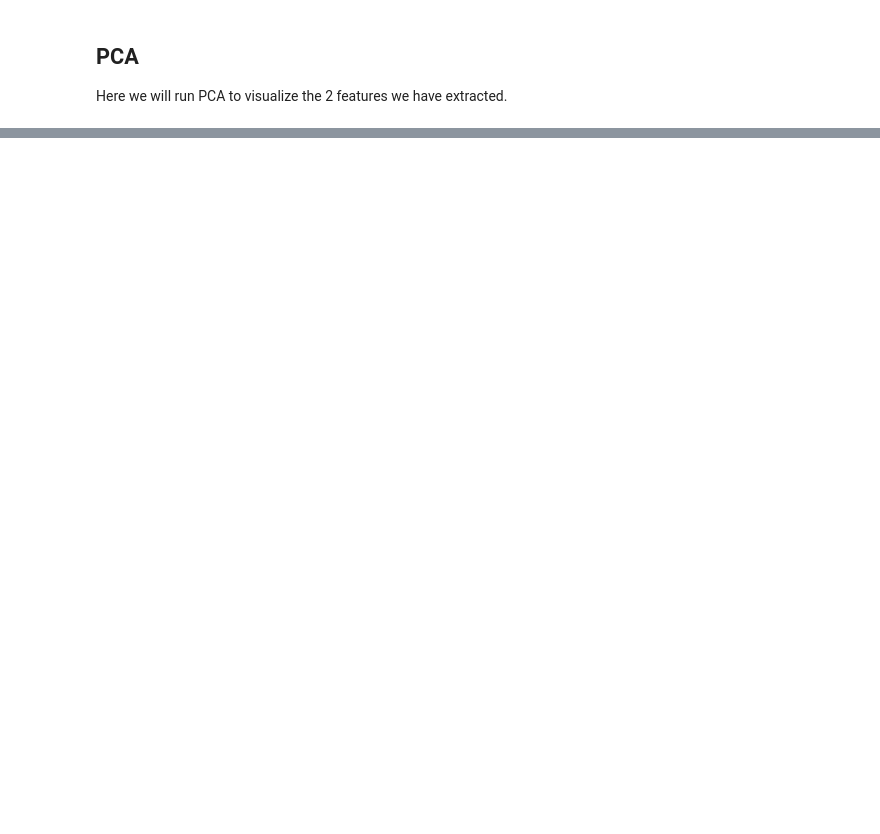
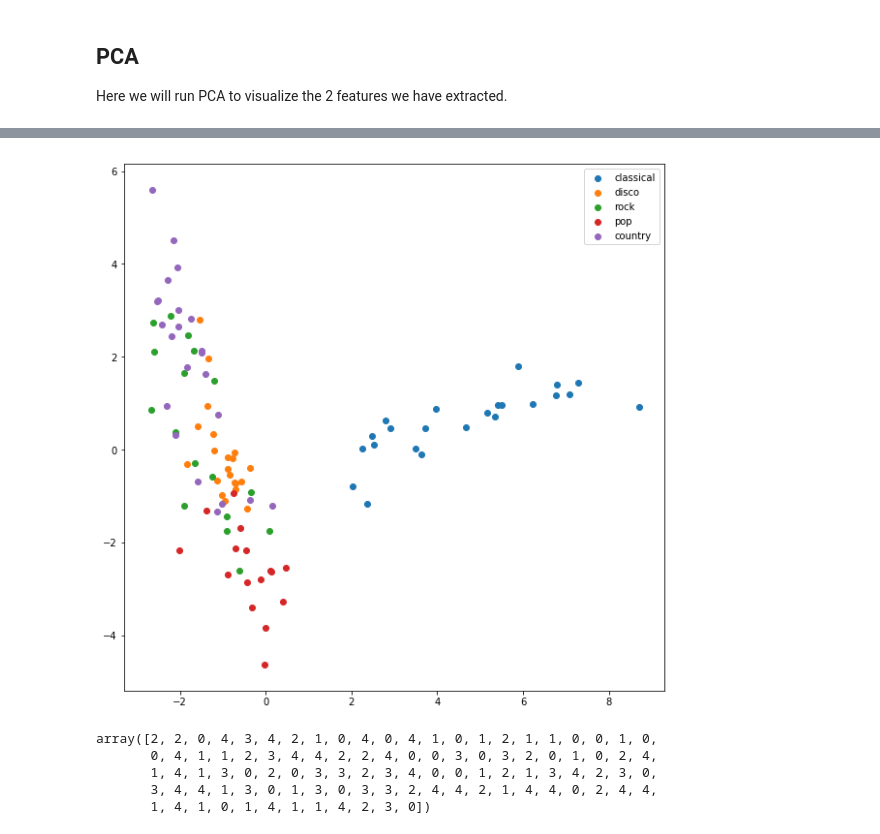
Before and after one commit to LithiumH/CS229-Music-Classification, a Jupyter notebook: Haojun_CNN_au.ipynb, the cells around one changed output, grey strips where cells are left out. Saved outputs shown, nothing was run; the diff lists cells and outputs as text; code cells hidden in the pictures; blank space fills up the shorter version.

```diff
--- a/Haojun_CNN_au.ipynb
+++ b/Haojun_CNN_au.ipynb
@@ -239,0 +297,27 @@ Here we will run PCA to visualize the 2 features we have extracted.
+# %%
+pca_conv = decomp.PCA(2)
+pca_conv.fit(conv_1_train)
+test_pca = pca_conv.transform(conv_1_test)
+colors = np.argmax(Y_test, axis=1)
+colors_txt = np.empty(len(colors), dtype=str)
+colors_txt[colors==0] = 'red'
+colors_txt[colors==1] = 'blue'
+colors_txt[colors==2] = 'green'
+colors_txt[colors==3] = 'yellow'
+colors_txt[colors==4] = 'black'
+genres = ['classical', 'disco', 'rock', 'pop', 'country']
+plt.figure(figsize=(10, 10))
+for i in range(5):
+    plt.scatter(test_pca[colors==i, 0].ravel(), test_pca[colors==i,1].ravel(), label=genres[i])
+plt.legend()
+plt.show()
+# %% [output]
+[figure, added]
+# %%
+colors
+# %% [output]
+array([2, 2, 0, 4, 3, 4, 2, 1, 0, 4, 0, 4, 1, 0, 1, 2, 1, 1, 0, 0, 1, 0,
+       0, 4, 1, 1, 2, 3, 4, 4, 2, 2, 4, 0, 0, 3, 0, 3, 2, 0, 1, 0, 2, 4,
+       1, 4, 1, 3, 0, 2, 0, 3, 3, 2, 3, 4, 0, 0, 1, 2, 1, 3, 4, 2, 3, 0,
+       3, 4, 4, 1, 3, 0, 1, 3, 0, 3, 3, 2, 4, 4, 2, 1, 4, 4, 0, 2, 4, 4,
+       1, 4, 1, 0, 1, 4, 1, 1, 4, 2, 3, 0])
```
Also changed, not shown: parts of 14 cells of this notebook, 10 other files.
